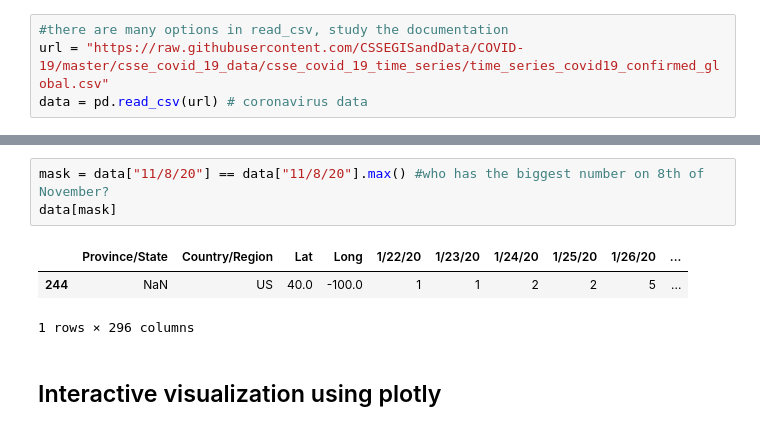
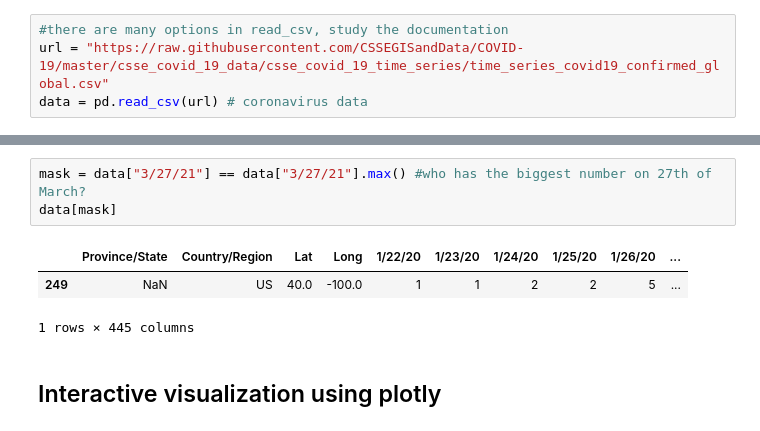
Before and after one commit to CVUT-FS-12110/Python-for-Scientific-Computations-and-Control, a Jupyter notebook: courses/pandas.ipynb, the cells around one changed output, grey strips where cells are left out. Saved outputs shown, nothing was run; the diff lists cells and outputs as text.

```diff
--- a/courses/pandas.ipynb
+++ b/courses/pandas.ipynb
@@ -247,10 +247,10 @@ data.head(10) # if we have large data, watch only few rows with .head()
 # %%
-mask = data["11/8/20"] == data["11/8/20"].max() #who has the biggest number on 8th of November?
+mask = data["3/27/21"] == data["3/27/21"].max() #who has the biggest number on 27th of March?
 data[mask]
 # %% [output]
 |  | Province/State | Country/Region | Lat | Long | 1/22/20 | 1/23/20 | 1/24/20 | 1/25/20 | 1/26/20 | ... |
-| 244 | NaN | US | 40.0 | -100.0 | 1 | 1 | 2 | 2 | 5 | ... |
+| 249 | NaN | US | 40.0 | -100.0 | 1 | 1 | 2 | 2 | 5 | ... |
-1 rows × 296 columns
+1 rows × 445 columns
 # %% [markdown]
 ## Interactive visualization using plotly
 # %%
```
Also changed, not shown: parts of 9 cells of this notebook, 3 other files.
